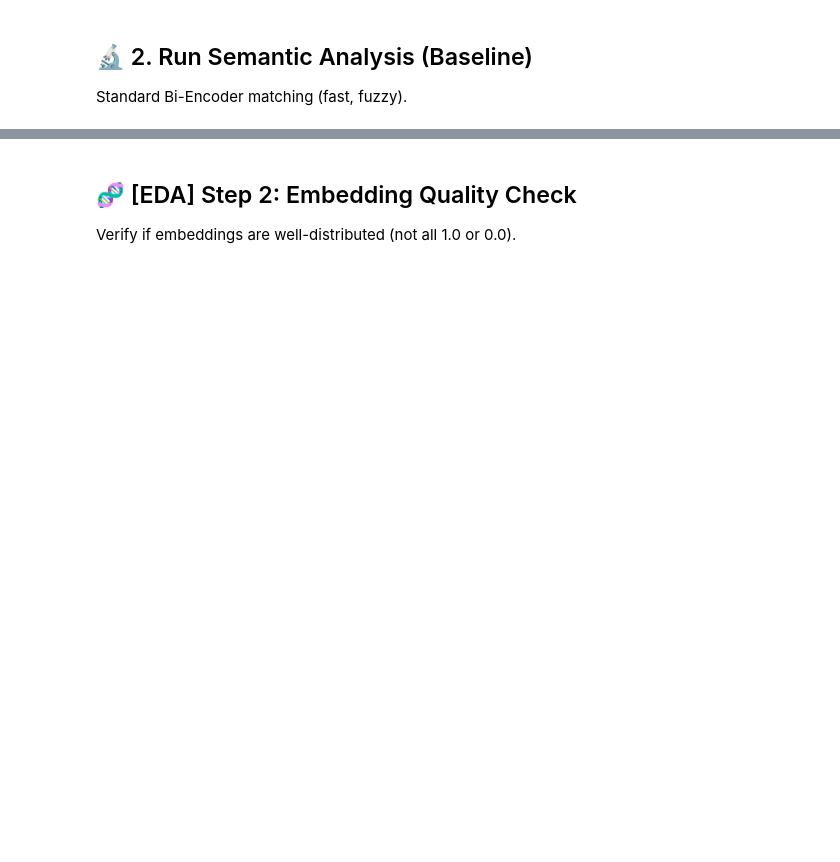
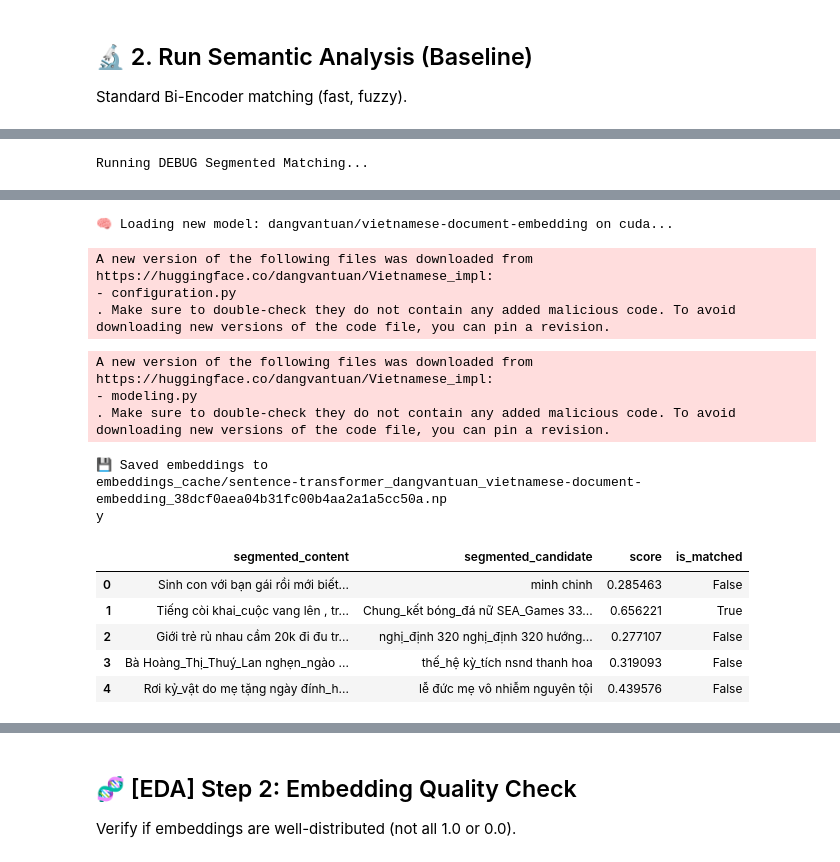
Before and after one commit to GadGadGad/Real-time-Trend-Detection-on-Social-Media-Data, a Jupyter notebook: notebooks/analysis-playground-v1.ipynb, the cells around one changed output, grey strips where cells are left out. Drawn from its saved outputs; the diff is of its cells as text; code cells hidden in the pictures; blank space fills up the shorter version.

```diff
--- a/notebooks/analysis-playground-v1.ipynb
+++ b/notebooks/analysis-playground-v1.ipynb
@@ -324,8 +380,5 @@ print(f"After : {len(_df_clean_nan)} rows")
 # %%
-# Added original_index to preserve mapping during clustering
 posts = _df_clean_nan.to_dict(orient="records")
-for i, p in enumerate(posts):
-    p['original_index'] = i
-post_contents = [strip_news_source_noise(clean_text(p.get('content', '')[:500])) for p in posts]
+post_contents = [p.get('content', '') for p in posts]
 # %%
 posts[:3]
@@ -353,7 +425,7 @@ if REFINE_TRENDS:
         gemini_api_key=GEMINI_API_KEY,
         llm_model_path=LLM_MODEL_PATH,
         debug_llm=DEBUG_LLM,
-        cache_path='/kaggle/input/trend-refine-v1/trend_refine_d10b7f422418623845025458f3b6497a.json',  # Use manual cache if set
+        cache_path='/kaggle/input/trend-refine-v2/trend_refine_6e87b7f5d9f9833994e38d408d1e1153.json',  # Use manual cache if set
         source_files=trend_files  # Enables caching
     )
 else:
@@ -789,7 +1017,7 @@ from sentence_transformers import SentenceTransformer, util
 
 def find_matches_segmented(posts, trends, model_name=None, threshold=0.35, save_all=False):
     # 1. Segment Posts
-    post_contents = [strip_news_source_noise(clean_text(p.get('content', '')[:500])) for p in posts]
+    post_contents = [p.get('content', '')[:500] for p in posts]
     post_contents_seg = batch_segment_texts(post_contents)
 
     # 2. Segment Trends
@@ -835,3 +1063,4 @@ df_sem = pd.DataFrame(matches_semantic)
 # Xem kết quả, focus vào mấy cột quan trọng
 cols = ['segmented_content', 'segmented_candidate', 'score', 'is_matched']
 df_sem[cols].head(5)
+# %% [output]
@@ -837,0 +1068 @@ df_sem[cols].head(5)
+Running DEBUG Segmented Matching...
@@ -838,3 +1072,19 @@ df_sem[cols].head(5)
+🧠 Loading new model: dangvantuan/vietnamese-document-embedding on cuda...
+A new version of the following files was downloaded from https://huggingface.co/dangvantuan/Vietnamese_impl:
+- configuration.py
+. Make sure to double-check they do not contain any added malicious code. To avoid downloading new versions of the code file, you can pin a revision.
+A new version of the following files was downloaded from https://huggingface.co/dangvantuan/Vietnamese_impl:
+- modeling.py
+. Make sure to double-check they do not contain any added malicious code. To avoid downloading new versions of the code file, you can pin a revision.
+💾 Saved embeddings to
+embeddings_cache/sentence-transformer_dangvantuan_vietnamese-document-embedding_38dcf0aea04b31fc00b4aa2a1a5cc50a.np
+y
+|  | segmented_content | segmented_candidate | score | is_matched |
+| 0 | Sinh con với bạn gái rồi mới biết... | minh chinh | 0.285463 | False |
+| 1 | Tiếng còi khai_cuộc vang lên , tr... | Chung_kết bóng_đá nữ SEA_Games 33... | 0.656221 | True |
+| 2 | Giới trẻ rủ nhau cầm 20k đi đu tr... | nghị_định 320 nghị_định 320 hướng... | 0.277107 | False |
+| 3 | Bà Hoàng_Thị_Thuý_Lan nghẹn_ngào ... | thế_hệ kỳ_tích nsnd thanh hoa | 0.319093 | False |
+| 4 | Rơi kỷ_vật do mẹ tặng ngày đính_h... | lễ đức mẹ vô nhiễm nguyên tội | 0.439576 | False |
 # %%
 # Filter for matched posts only
 sem_plot_df = df_sem[df_sem['is_matched'] == True].copy()
```
Also changed, not shown: parts of 84 cells of this notebook, 1 other file.
